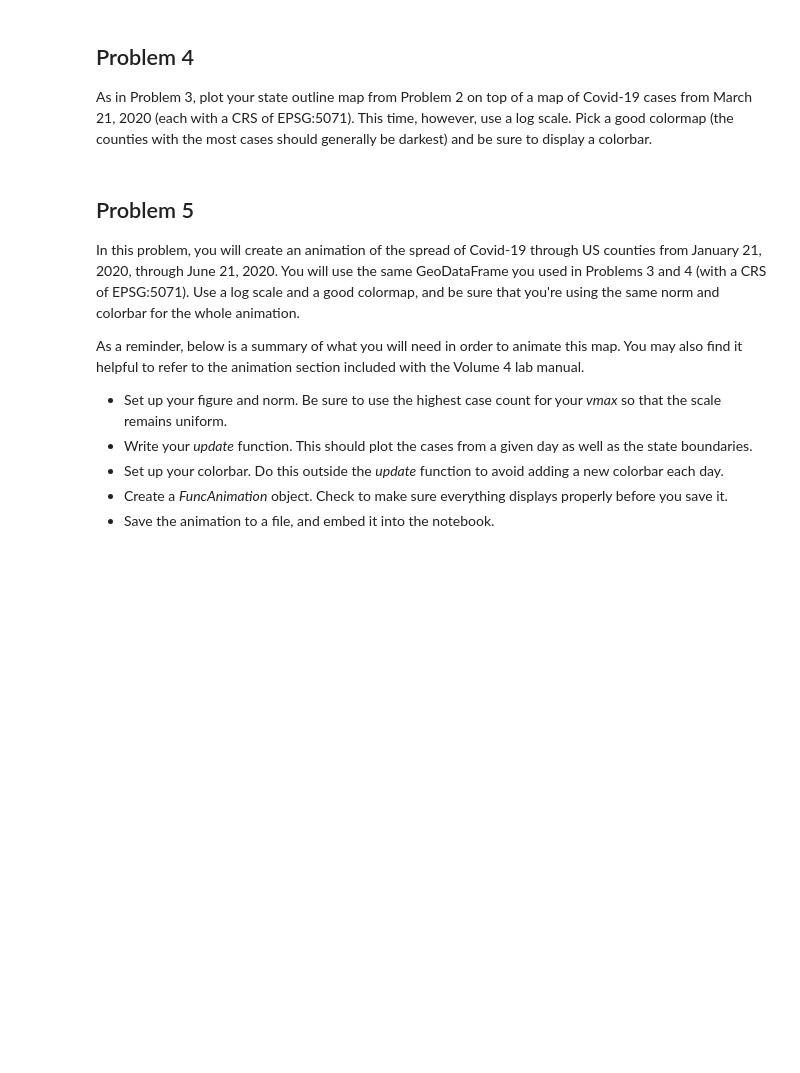
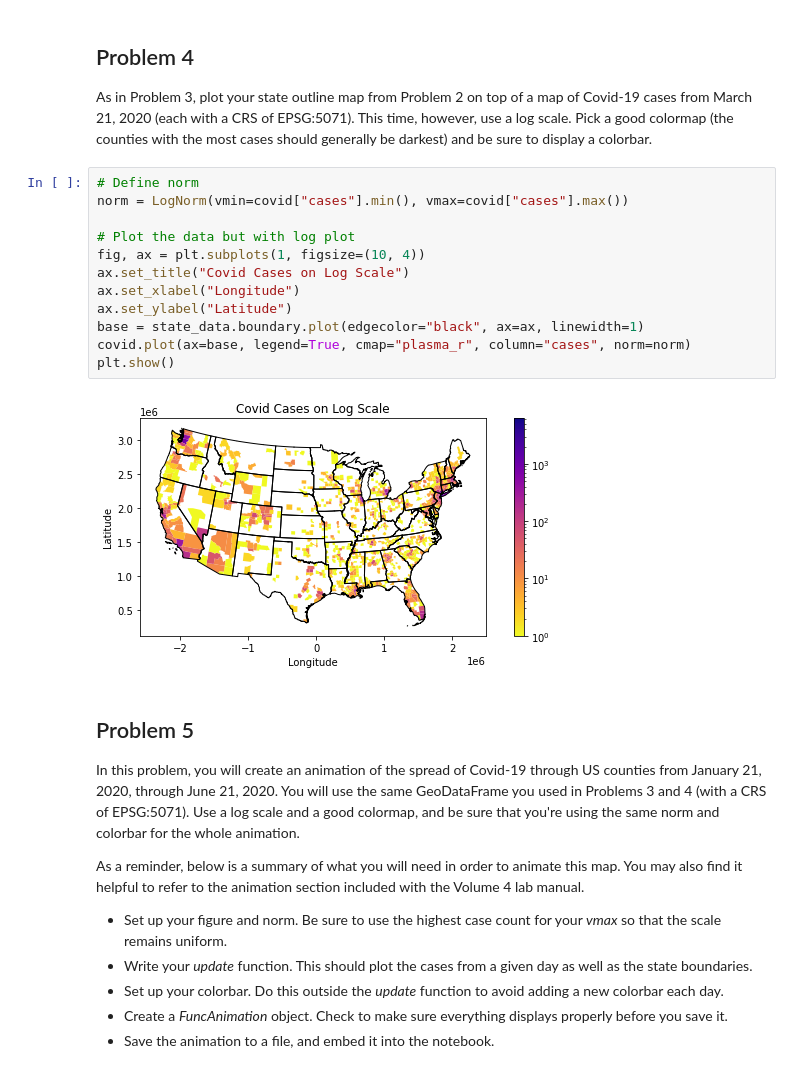
Before and after one commit to dperkins3pi/Modeling-with-Uncertainty-and-Data, a Jupyter notebook: Pandas4/pandas4.ipynb, the cells around one changed output. Cells and saved outputs as stored; diff of their text form; blank space fills up the shorter version.

```diff
--- a/Pandas4/pandas4.ipynb
+++ b/Pandas4/pandas4.ipynb
@@ -129,6 +159,20 @@ Finally, print out the name of the county with the most cases on March 21, 2020,
 As in Problem 3, plot your state outline map from Problem 2 on top of a map of Covid-19 cases from March 21, 2020 (each with a CRS of EPSG:5071).
 This time, however, use a log scale.
 Pick a good colormap (the counties with the most cases should generally be darkest) and be sure to display a colorbar.
+# %%
+# Define norm
+norm = LogNorm(vmin=covid["cases"].min(), vmax=covid["cases"].max())
+
+# Plot the data but with log plot
+fig, ax = plt.subplots(1, figsize=(10, 4))
+ax.set_title("Covid Cases on Log Scale")
+ax.set_xlabel("Longitude")
+ax.set_ylabel("Latitude")
+base = state_data.boundary.plot(edgecolor="black", ax=ax, linewidth=1)
+covid.plot(ax=base, legend=True, cmap="plasma_r", column="cases", norm=norm)
+plt.show()
+# %% [output]
+[figure, added]
 # %% [markdown]
 ## Problem 5
 
```
Also changed, not shown: parts of 4 cells of this notebook, 1 other file.
